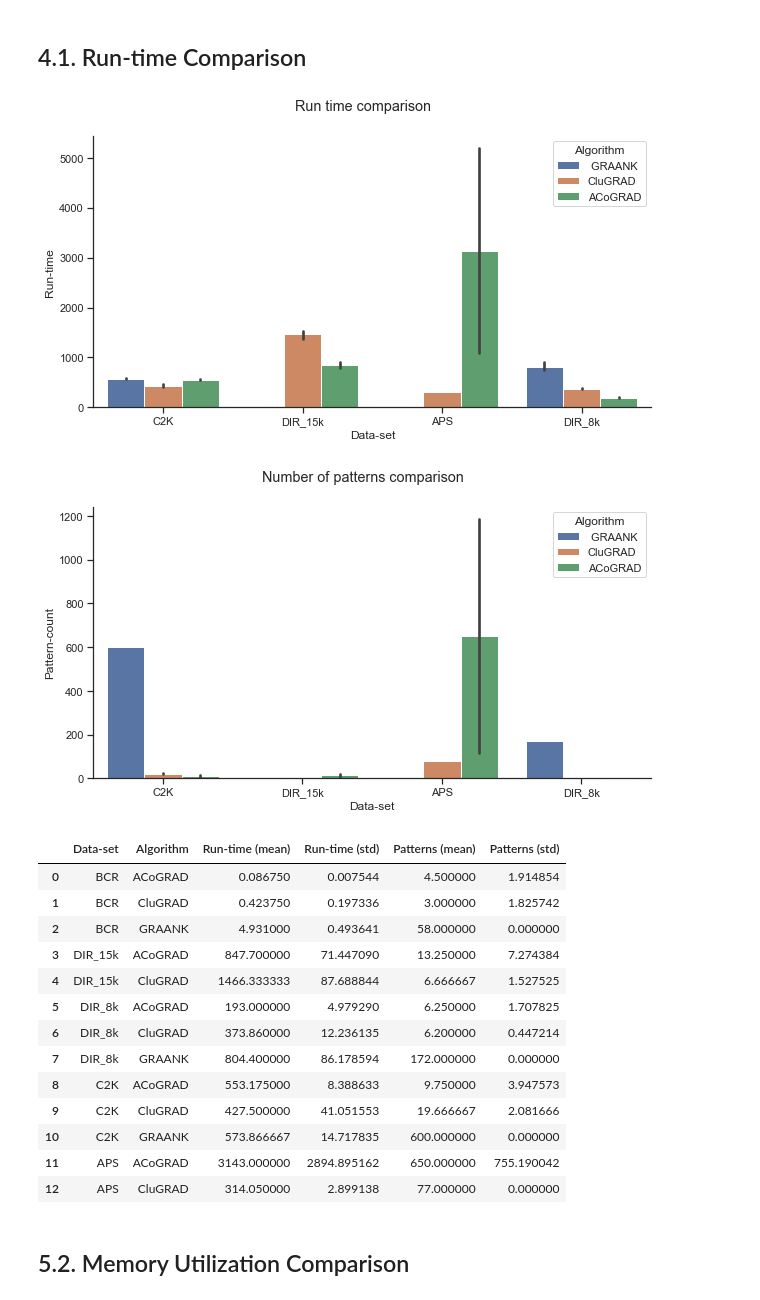
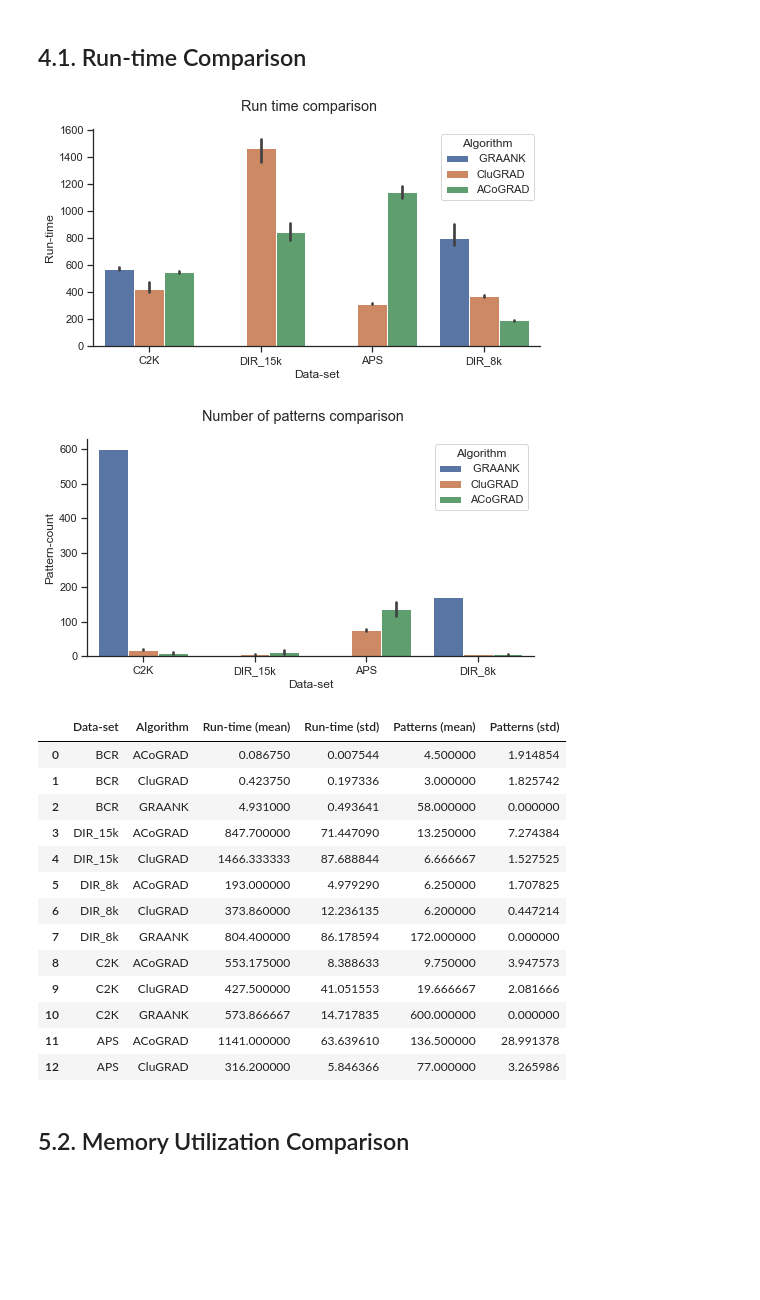
Before and after one commit to owuordickson/meso-hpc-lr, a Jupyter notebook: results/clugp/analysis.ipynb, the cells around one changed output. Cells and saved outputs as stored; diff of their text form; code cells hidden in the pictures; blank space fills up the shorter version.

```diff
--- a/results/clugp/analysis.ipynb
+++ b/results/clugp/analysis.ipynb
@@ -323,22 +323,22 @@ We compare the computational performance of the 3 algorithms:
 # %%
 
 df_plot = df_res.drop(df_res[df_res['Data-set'] == 'BCR'].index).drop(df_res[df_res['Data-set'] == 'AQY'].index)
 
 custom_params = {"axes.spines.right": False, "axes.spines.top": False}
 sns.set_theme(style="ticks", rc=custom_params)
-fig = plt.figure(figsize=(10,5))
+fig = plt.figure(figsize=(8,4))
 fig.suptitle('Run time comparison')
 ax = sns.barplot(x="Data-set", y="Run-time", hue="Algorithm", data=df_plot)
 
-fig = plt.figure(figsize=(10,5))
+fig = plt.figure(figsize=(8,4))
 fig.suptitle('Number of patterns comparison')
 ax = sns.barplot(x="Data-set", y="Pattern-count", hue="Algorithm", data=df_plot)
 
 plt.show()
 df_a
 # %% [output]
-[figure, old version]
+[figure, new version]
-[figure, old version]
+[figure, new version]
 |  | Data-set | Algorithm | Run-time (mean) | Run-time (std) | Patterns (mean) | Patterns (std) |
 | 0 | BCR | ACoGRAD | 0.086750 | 0.007544 | 4.500000 | 1.914854 |
 | 1 | BCR | CluGRAD | 0.423750 | 0.197336 | 3.000000 | 1.825742 |
@@ -351,8 +351,8 @@ df_a
 | 8 | C2K | ACoGRAD | 553.175000 | 8.388633 | 9.750000 | 3.947573 |
 | 9 | C2K | CluGRAD | 427.500000 | 41.051553 | 19.666667 | 2.081666 |
 | 10 | C2K | GRAANK | 573.866667 | 14.717835 | 600.000000 | 0.000000 |
-| 11 | APS | ACoGRAD | 3143.000000 | 2894.895162 | 650.000000 | 755.190042 |
-| 12 | APS | CluGRAD | 314.050000 | 2.899138 | 77.000000 | 0.000000 |
+| 11 | APS | ACoGRAD | 1141.000000 | 63.639610 | 136.500000 | 28.991378 |
+| 12 | APS | CluGRAD | 316.200000 | 5.846366 | 77.000000 | 3.265986 |
 # %% [markdown]
 ## 5.2. Memory Utilization Comparison
 # %%
```
Also changed, not shown: parts of 3 cells of this notebook.
